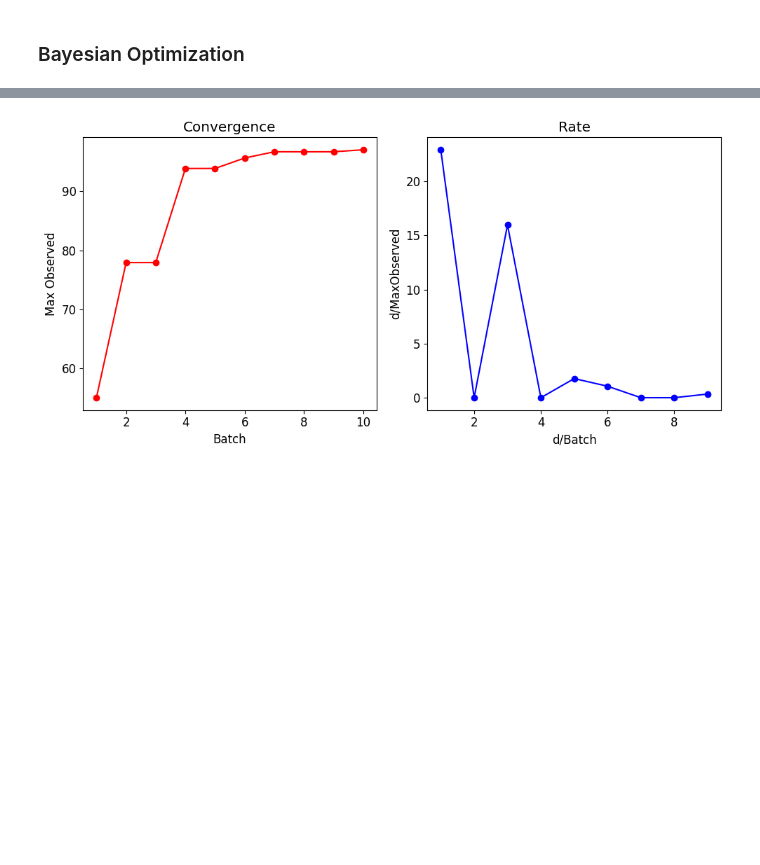
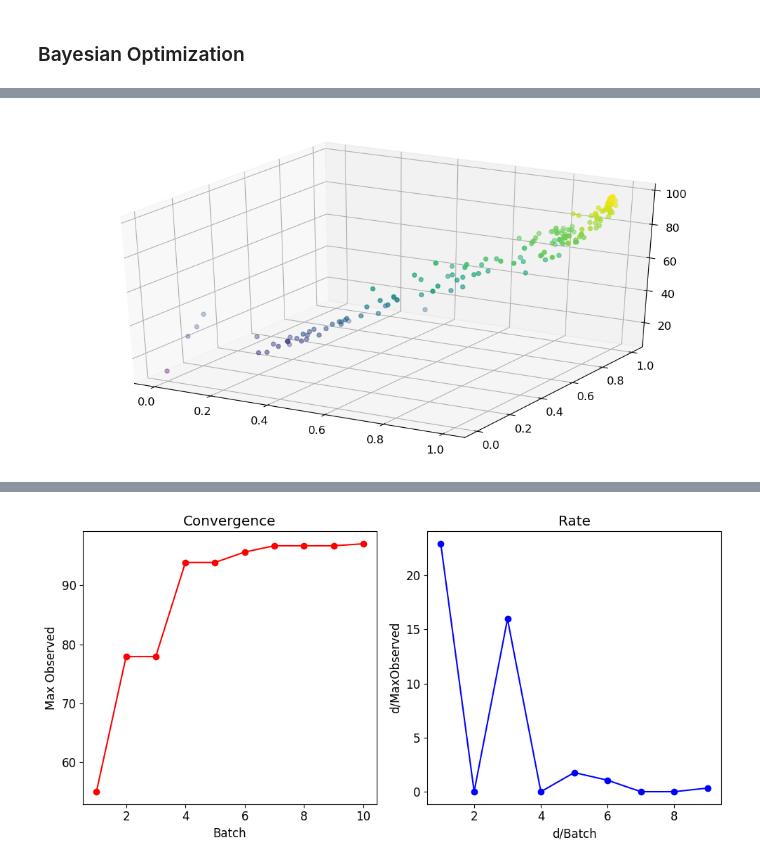
Before and after one commit to kemontei/l48-project, a Jupyter notebook: code/BO_L48_project.ipynb, the cells around one changed output, grey strips where cells are left out. Drawn from its saved outputs; the diff is of its cells as text; code cells hidden in the pictures; blank space fills up the shorter version.

```diff
--- a/code/BO_L48_project.ipynb
+++ b/code/BO_L48_project.ipynb
@@ -149,0 +302,17 @@ Predicted Maximum: 97.01018524169922
+# %%
+import matplotlib.pyplot as plt
+from mpl_toolkits.mplot3d import Axes3D
+from edbo.math_utils import pca
+
+xx = casp15.data['AL4_P']
+yy = casp15.data['TM-align']
+zz = casp15.data['GDT_TS']
+
+# creating figure
+fig = plt.figure()
+ax = Axes3D(fig)
+
+# creating the plot
+two_var_plot = ax.scatter3D(xx, yy, zz, c=zz, cmap='viridis');
+# %% [output]
+[figure, added]
```
Also changed, not shown: parts of 13 cells of this notebook, 1 other file.
